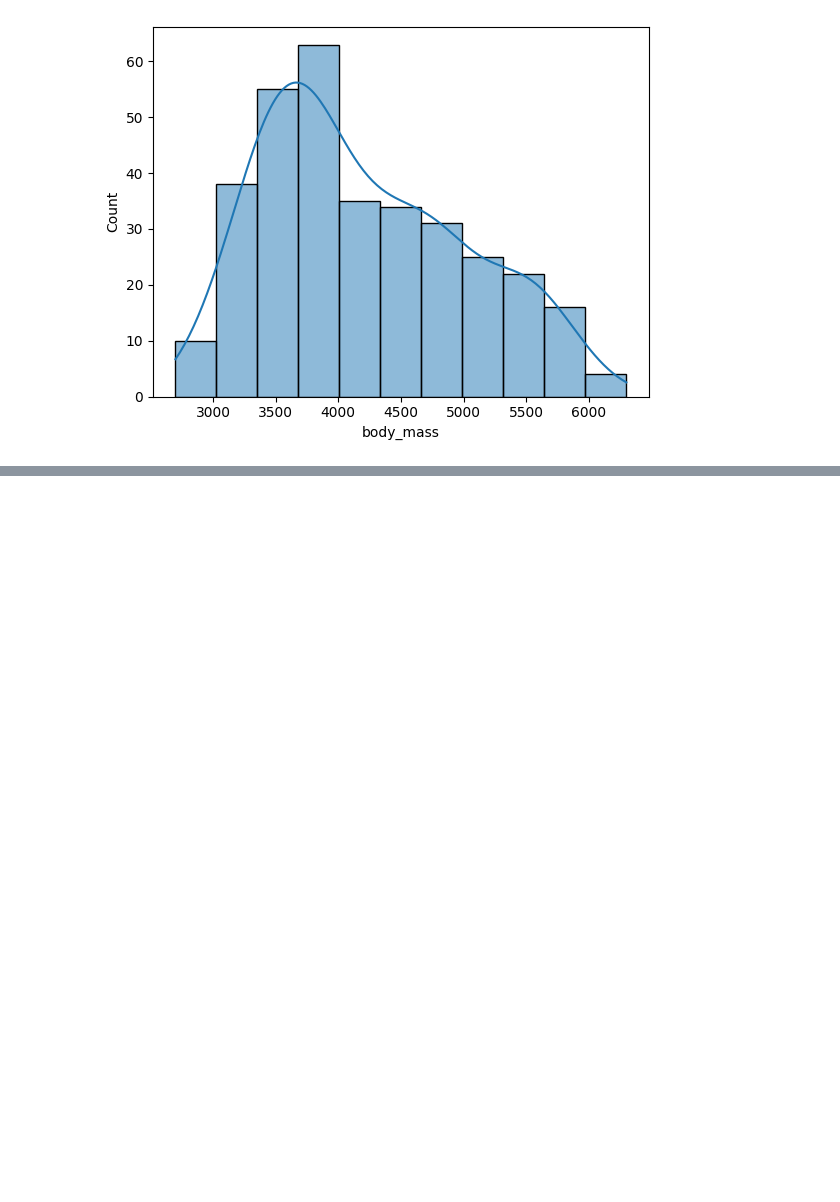
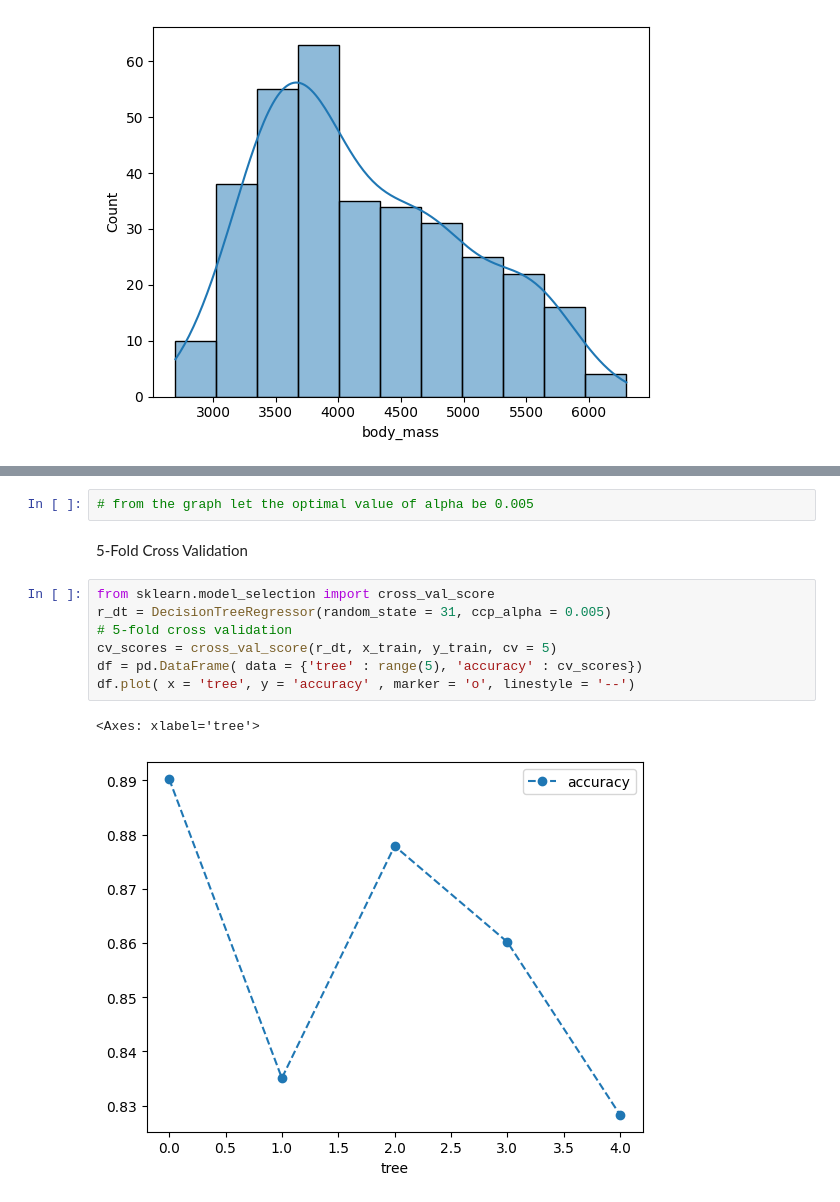
Before and after one commit to noo-nine/Machine-Learning, a Jupyter notebook: Regression_Trees.ipynb, the cells around one changed output, grey strips where cells are left out. Drawn from its saved outputs; the diff is of its cells as text; blank space fills up the shorter version.

```diff
--- a/Regression_Trees.ipynb
+++ b/Regression_Trees.ipynb
@@ -136,0 +270,14 @@ for feature in num_features:
+# %%
+# from the graph let the optimal value of alpha be 0.005
+# %% [markdown]
+5-Fold Cross Validation
+# %%
+from sklearn.model_selection import cross_val_score
+r_dt = DecisionTreeRegressor(random_state = 31, ccp_alpha = 0.005)
+# 5-fold cross validation
+cv_scores = cross_val_score(r_dt, x_train, y_train, cv = 5)
+df = pd.DataFrame( data = {'tree' : range(5), 'accuracy' : cv_scores})
+df.plot( x = 'tree', y = 'accuracy' , marker = 'o', linestyle = '--')
+# %% [output]
+<Axes: xlabel='tree'>
+[figure, added]
```
Also changed, not shown: parts of 28 cells of this notebook.
